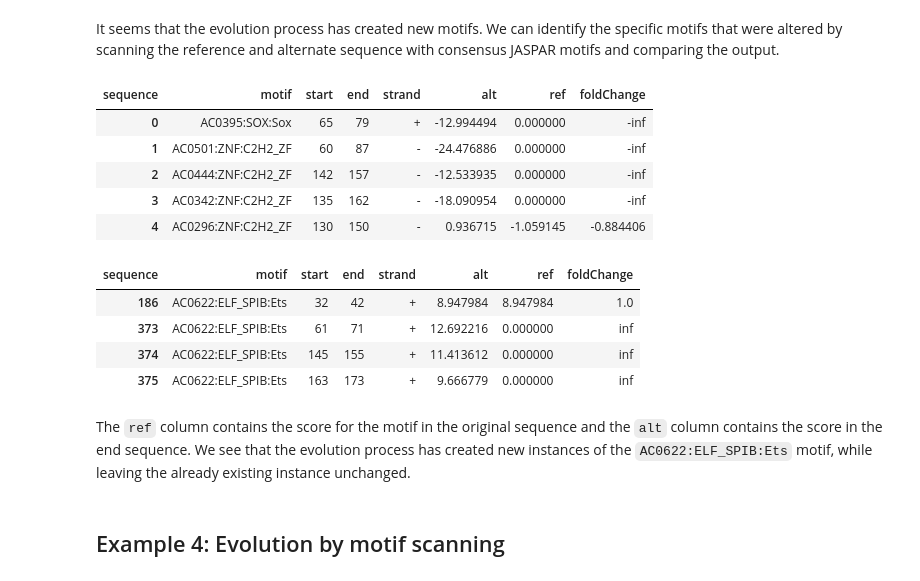
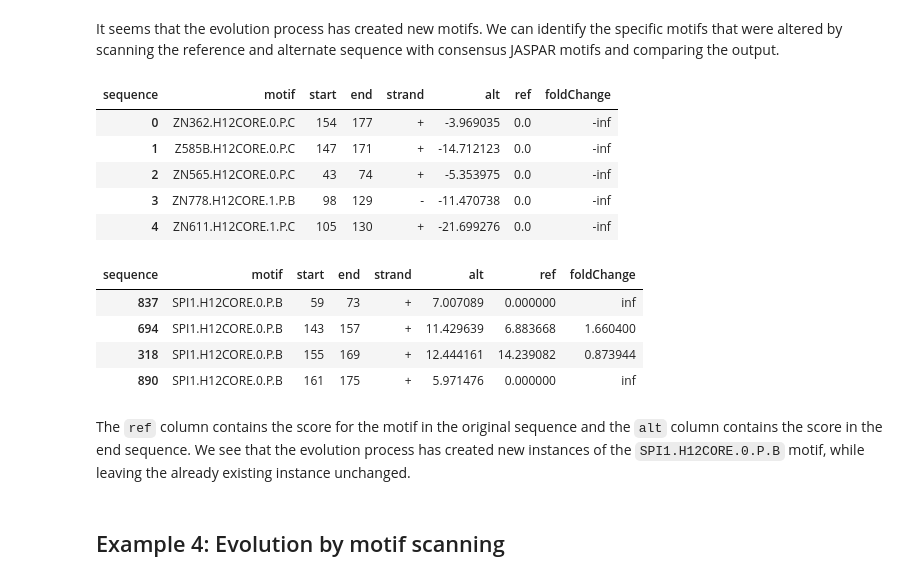
Before and after one commit to Genentech/gReLU, a Jupyter notebook: docs/tutorials/4_design.ipynb, the cells around one changed output. Drawn from its saved outputs; the diff is of its cells as text; code cells hidden in the pictures.

```diff
--- a/docs/tutorials/4_design.ipynb
+++ b/docs/tutorials/4_design.ipynb
@@ -513,7 +503,7 @@ import grelu.interpret.motifs
 comparison = grelu.interpret.motifs.compare_motifs(
     ref_seq = start_seq,
     alt_seq = end_seq,
-    motifs="consensus",
+    motifs="hocomoco_v12",
     pthresh=5e-4,
     rc=True, # Scan both strands of the sequence
 )
@@ -521,21 +511,21 @@ comparison = grelu.interpret.motifs.compare_motifs(
 comparison.head()
 # %% [output]
 | sequence | motif | start | end | strand | alt | ref | foldChange |
-| 0 | AC0395:SOX:Sox | 65 | 79 | + | -12.994494 | 0.000000 | -inf |
-| 1 | AC0501:ZNF:C2H2_ZF | 60 | 87 | - | -24.476886 | 0.000000 | -inf |
-| 2 | AC0444:ZNF:C2H2_ZF | 142 | 157 | - | -12.533935 | 0.000000 | -inf |
-| 3 | AC0342:ZNF:C2H2_ZF | 135 | 162 | - | -18.090954 | 0.000000 | -inf |
-| 4 | AC0296:ZNF:C2H2_ZF | 130 | 150 | - | 0.936715 | -1.059145 | -0.884406 |
+| 0 | ZN362.H12CORE.0.P.C | 154 | 177 | + | -3.969035 | 0.0 | -inf |
+| 1 | Z585B.H12CORE.0.P.C | 147 | 171 | + | -14.712123 | 0.0 | -inf |
+| 2 | ZN565.H12CORE.0.P.C | 43 | 74 | + | -5.353975 | 0.0 | -inf |
+| 3 | ZN778.H12CORE.1.P.B | 98 | 129 | - | -11.470738 | 0.0 | -inf |
+| 4 | ZN611.H12CORE.1.P.C | 105 | 130 | + | -21.699276 | 0.0 | -inf |
 # %%
-comparison[comparison.motif=="AC0622:ELF_SPIB:Ets"].sort_values("start")
+comparison[comparison.motif=="SPI1.H12CORE.0.P.B"].sort_values("start")
 # %% [output]
 | sequence | motif | start | end | strand | alt | ref | foldChange |
-| 186 | AC0622:ELF_SPIB:Ets | 32 | 42 | + | 8.947984 | 8.947984 | 1.0 |
-| 373 | AC0622:ELF_SPIB:Ets | 61 | 71 | + | 12.692216 | 0.000000 | inf |
-| 374 | AC0622:ELF_SPIB:Ets | 145 | 155 | + | 11.413612 | 0.000000 | inf |
-| 375 | AC0622:ELF_SPIB:Ets | 163 | 173 | + | 9.666779 | 0.000000 | inf |
+| 837 | SPI1.H12CORE.0.P.B | 59 | 73 | + | 7.007089 | 0.000000 | inf |
+| 694 | SPI1.H12CORE.0.P.B | 143 | 157 | + | 11.429639 | 6.883668 | 1.660400 |
+| 318 | SPI1.H12CORE.0.P.B | 155 | 169 | + | 12.444161 | 14.239082 | 0.873944 |
+| 890 | SPI1.H12CORE.0.P.B | 161 | 175 | + | 5.971476 | 0.000000 | inf |
 # %% [markdown]
-The `ref` column contains the score for the motif in the original sequence and the `alt` column contains the score in the end sequence. We see that the evolution process has created new instances of the `AC0622:ELF_SPIB:Ets` motif, while leaving the already existing instance unchanged.
+The `ref` column contains the score for the motif in the original sequence and the `alt` column contains the score in the end sequence. We see that the evolution process has created new instances of the `SPI1.H12CORE.0.P.B` motif, while leaving the already existing instance unchanged.
 # %% [markdown]
 ## Example 4: Evolution by motif scanning
 # %% [markdown]
```
Also changed, not shown: parts of 7 cells of this notebook, 9 other files.
